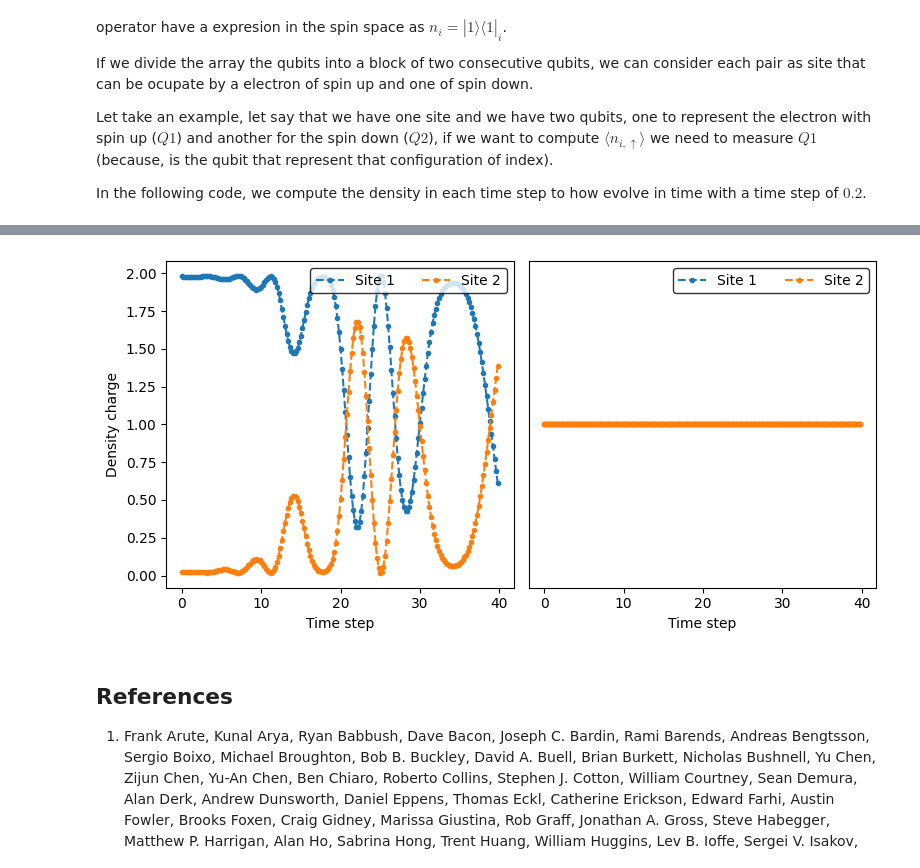
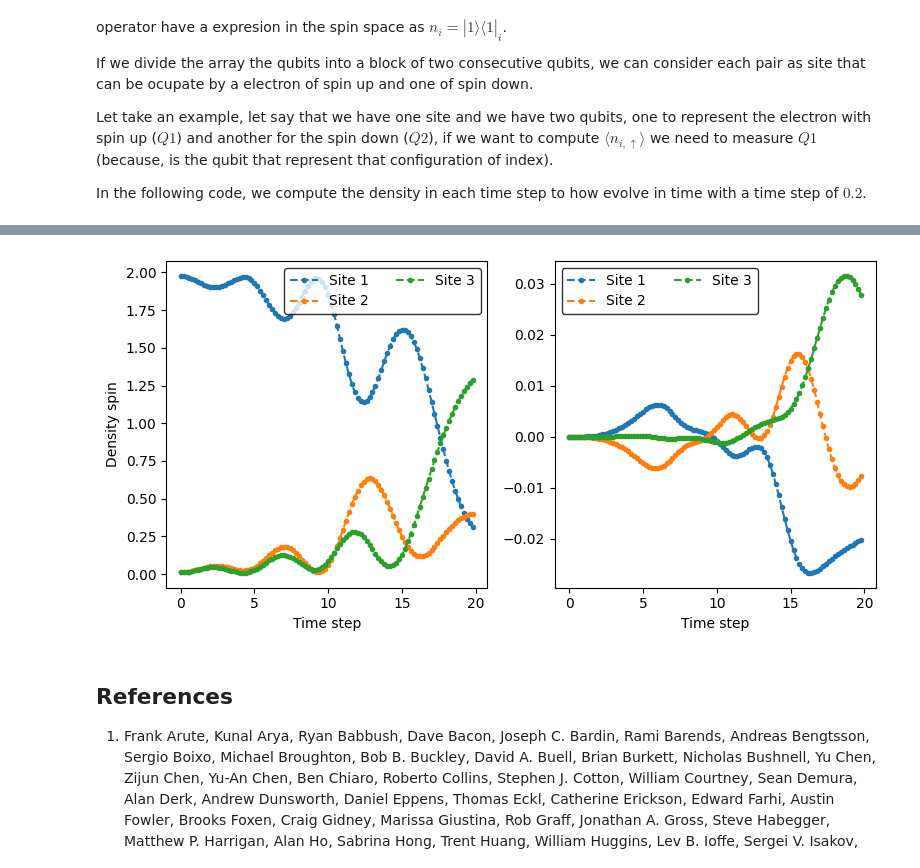
Before and after one commit to javinoram/VqePy, a Jupyter notebook: Demos/demo_density.ipynb, the cells around one changed output, grey strips where cells are left out. Drawn from its saved outputs; the diff is of its cells as text; code cells hidden in the pictures.

Commit message:
new demo and fix some graph errors

```diff
--- a/Demos/demo_density.ipynb
+++ b/Demos/demo_density.ipynb
@@ -36,5 +56,0 @@ dev = qml.device("default.qubit", wires=qubits)
-# %%
-@qml.qnode(dev, interface="autograd")
-def cost_fn(param):
-    circuit(param, wires=range(qubits))
-    return qml.expval(Hamiltonian)
@@ -45,3 +75,5 @@ The idea is the evolution of the ground state, so, the first thing is find it. W
 # %%
-opt = qml.GradientDescentOptimizer(stepsize=0.4)
+opt_theta = qml.GradientDescentOptimizer(stepsize=0.4)
+opt_x = qml.GradientDescentOptimizer(stepsize=0.8)
+
 theta = np.array([0.0, 0.0], requires_grad=True)
@@ -68,12 +133,19 @@ With the paramaters that will help us to construct the ground state, the next st
 
 Here we use the [qml.ApproxTimeEvolution](https://docs.pennylane.ai/en/stable/code/api/pennylane.ApproxTimeEvolution.html#pennylane.ApproxTimeEvolution) module of pennylane, that implement the time evolution operator for any hamiltonian that can be expressed as a product of Pauli matrices.
 # %%
-optimun = angle[-1]
+optimun_x = x
+optimun_theta = theta
+Hamiltonian, qubits = qml.qchem.molecular_hamiltonian(symbols, optimun_x, charge=1)
 
 @qml.qnode(dev, interface="autograd")
-def cost_fn_time(param, obs, time):
-    circuit(param, wires=range(qubits))
-    ApproxTimeEvolution(Hamiltonian, time, 5)
+def circuit_time(param, obs, time):
+    qml.BasisState(hf, wires=range(qubits))
+    for _, term in enumerate(singles):
+        qml.SingleExcitation(param[0], wires=term)
+
+    for _, term in enumerate(doubles):
+        qml.DoubleExcitation(param[1], wires=term)
+    ApproxTimeEvolution(Hamiltonian, time, 3)
     return qml.probs(wires=obs)
 # %% [markdown]
 ## Densities calculation
@@ -91,12 +163,13 @@ number_pairs = int( qubits/2 )
 charge_density = []
 spin_density = []
 delta_time = 0.2
-for t in range(200):
+for t in range(100):
+    if t%20==0: print(t)
     aux_charge = []
     aux_spin = []
     for i in range(number_pairs):
-        result_down = cost_fn_time(optimun, obs =[2*i], time=t*delta_time)
-        result_up = cost_fn_time(optimun, obs =[2*i+1], time=t*delta_time)
+        result_down = circuit_time(optimun_theta, obs =[2*i], time=t*delta_time)
+        result_up = circuit_time(optimun_theta, obs =[2*i+1], time=t*delta_time)
         aux_charge.append(result_up[1] + result_down[1])
         aux_spin.append(result_up[1] - result_down[1])
     charge_density.append( aux_charge )
@@ -104,21 +188,21 @@ for t in range(200):
 # %%
 fig, ax = plt.subplots(1, 2, figsize=(8,4),)
-ax[0].plot([i*delta_time for i in range(200)], [j[0] for j in charge_density], ".", label="Site 1", ls="dashed")
-ax[0].plot([i*delta_time for i in range(200)], [j[1] for j in charge_density], ".", label="Site 2", ls="dashed")
-ax[0].legend(loc="upper right", fontsize='medium',frameon=True, edgecolor='k',ncol=2)
+for i in range(number_pairs):
+    ax[0].plot([i*delta_time for i in range(100)], [j[i] for j in charge_density], ".", label="Site "+str(i+1), ls="dashed")
+    ax[0].legend(loc="upper right", fontsize='medium',frameon=True, edgecolor='k',ncol=2)
 
-ax[1].plot([i*delta_time for i in range(200)], [j[0] for j in spin_density], ".", label="Site 1", ls="dashed")
-ax[1].plot([i*delta_time for i in range(200)], [j[1] for j in spin_density], ".", label="Site 2", ls="dashed")
-ax[1].legend(loc="upper right", fontsize='medium',frameon=True, edgecolor='k',ncol=2)
+    ax[1].plot([i*delta_time for i in range(100)], [j[i] for j in spin_density], ".", label="Site "+str(i+1), ls="dashed")
+    ax[1].legend(loc="upper left", fontsize='medium',frameon=True, edgecolor='k',ncol=2)
 
 ax[0].set_xlabel('Time step', fontsize=10)
 ax[1].set_xlabel('Time step', fontsize=10)
 
 ax[0].set_ylabel('Density charge', fontsize=10)
-ax[1].get_yaxis().set_visible(False)
+ax[0].set_ylabel('Density spin', fontsize=10)
+#ax[1].get_yaxis().set_visible(False)
 fig.tight_layout()
 plt.show()
 # %% [output]
-[figure, old version]
+[figure, new version]
 # %% [markdown]
 ## References
```
Also changed, not shown: parts of 11 cells of this notebook, 7 other files.
